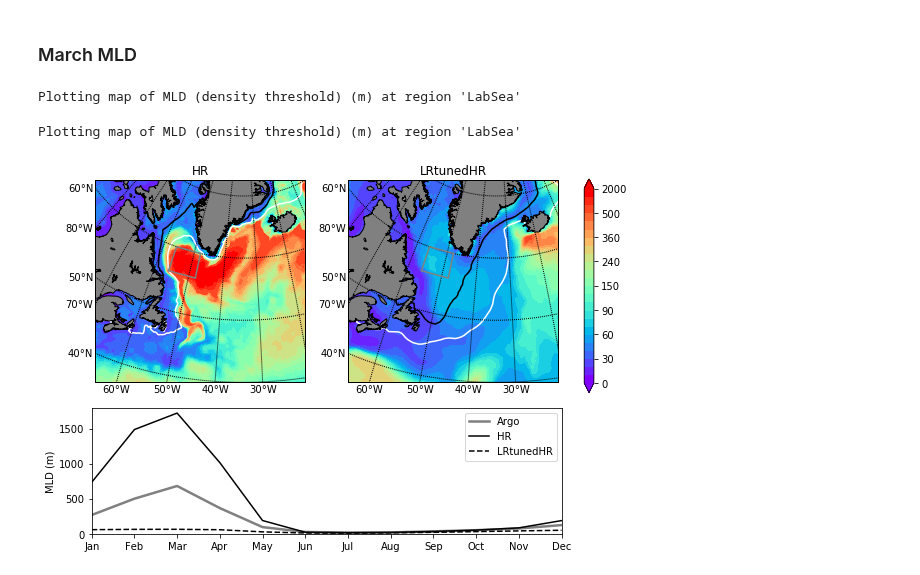
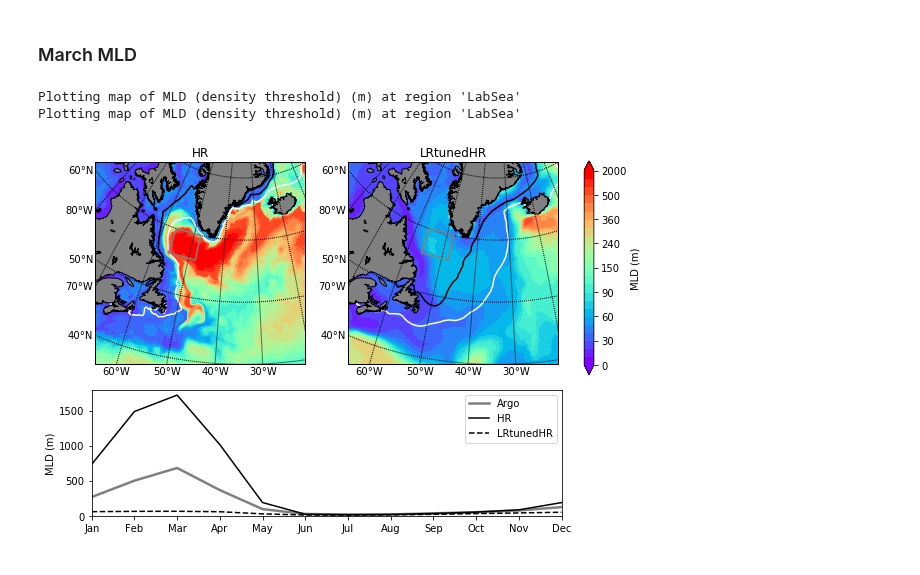
Before and after one commit to qingli411/mpasanalysis, a Jupyter notebook: plot_LabSea_MLD_all.ipynb, the cells around one changed output. Drawn from its saved outputs; the diff is of its cells as text; code cells hidden in the pictures.

Commit message:
Add colorbar label in Lab Sea MLD plot

```diff
--- a/plot_LabSea_MLD_all.ipynb
+++ b/plot_LabSea_MLD_all.ipynb
@@ -59,32 +59,33 @@ plot_mld_ice(mpaso_mld_lr, mpascice_icearea_lr, label='LRtunedHR', axis=ax2)
 mon_mld_hr = np.load(path_ts_hr)
 mon_mld_lr = np.load(path_ts_lr)
 mon_mld_obs = np.load(path_ts_obs)
 mld_hr = mon_mld_hr['mld']
 mld_lr = mon_mld_lr['mld']
 mld_obs = mon_mld_obs['mld']
 time = np.linspace(1,12,12)
 mon_xticks = [calendar.month_abbr[i+1] for i in np.arange(12)]
 ax3.plot(time, mld_obs, '-', color='gray', linewidth=2.5, label='Argo')
 ax3.plot(time, mld_hr, '-k', linewidth=1.5, label='HR')
 ax3.plot(time, mld_lr, '--k', linewidth=1.5, label='LRtunedHR')
 plt.setp(ax3, xticks=time, xticklabels=mon_xticks)
 ax3.set_xlim([1,12])
 ax3.set_ylim([0,1800])
 ax3.plot(time, np.zeros(time.size), '-k', linewidth=0.5)
 ax3.set_ylabel('MLD (m)')
 ax3.legend(loc=1)
 
 cax0 = plt.axes([0.80, 0.41, 0.1, 0.49])
 cax0.set_visible(False)
 cb0 = plt.colorbar(im0, ax=cax0)
+cb0.set_label('MLD (m)')
 # cb0.formatter.set_powerlimits((-2, 3))
 cb0.update_ticks()
 
 # save figure
 figname = fig_root+'/LabSea_climo_03_dThreshMLD_ice_all.pdf'
 fig.savefig(figname, dpi = 300)
 # plt.close(fig)
 # %% [output]
 Plotting map of MLD (density threshold) (m) at region 'LabSea'
+Plotting map of MLD (density threshold) (m) at region 'LabSea'
-Plotting map of MLD (density threshold) (m) at region 'LabSea'
-[figure, old version]
+[figure, new version]
```
